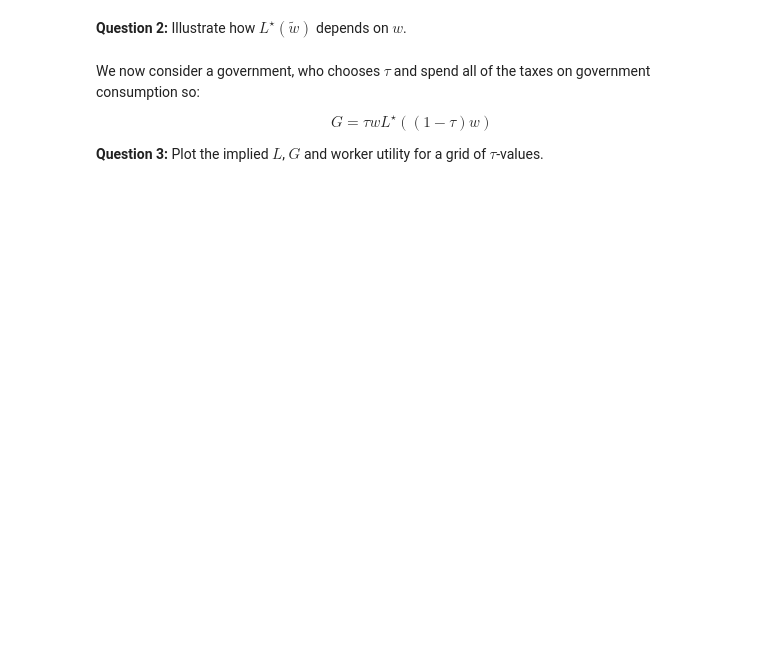
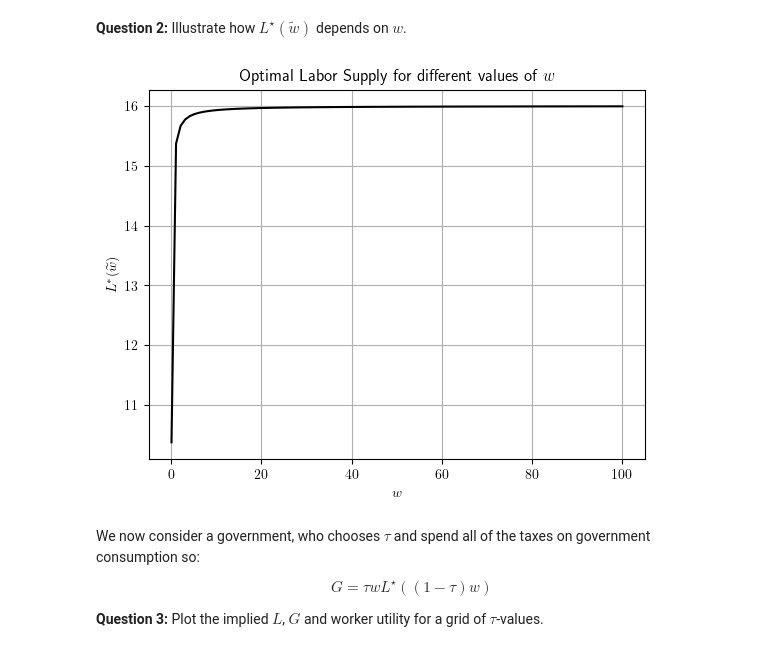
Before and after one commit to NumEconCopenhagen/projects-2023-julius-oskar, a Jupyter notebook: Exam/Exam-2023-notebook.ipynb, the cells around one changed output. Cells and saved outputs as stored; diff of their text form; code cells hidden in the pictures; blank space fills up the shorter version.

```diff
--- a/Exam/Exam-2023-notebook.ipynb
+++ b/Exam/Exam-2023-notebook.ipynb
@@ -20,3 +15,7 @@ for i in range(1,10):
+# %%
+# Importing libraries and setting dependencies
+plt.rcParams['text.usetex'] = True
+import sympy as sp
 # %% [markdown]
 ## 1. <a id='toc1_'></a>[Problem 1: Optimal taxation with government consumption](#toc0_)
 # %% [markdown]
@@ -62,3 +110,38 @@ $$
+# %%
+# Importing libraries
+
+import numpy as np
+import matplotlib.pyplot as plt
+
+# The optimal labor supply choice is given, and we define it as a function by
+
+def optimal_labor_supply(w, k, a, v, t):
+    opt = (1 - t) * w
+    L_opt = (-k + np.sqrt(k**2 + (4 * a / v) * opt**2)) / (2 * opt)
+    return L_opt
+
+# Returning utility maximizing values of labor given the parameter values.
+# Now, we set an arbitrary interval of values for w to plot together with parameter values
+
+w_values = np.linspace(0.1, 100, 100)
+
+k = 1
+a = 0.5
+v = 1/(2*16**2)
+t = 0.3
+
+# Looping through optimale values for all w values defined above
+optimal_labor = [optimal_labor_supply(w, k, a, v, t) for w in w_values]
+
+# Plotting the results
+plt.plot(w_values, optimal_labor, color="black")
+plt.xlabel(r'$w$')
+plt.ylabel(r'$L^*(\widetilde{w})$')
+plt.title(r'Optimal Labor Supply for different values of $w$')
+plt.grid(True)
+plt.show()
+# %% [output]
+[figure, added]
 # %% [markdown]
 
 We now consider a government, who chooses $\tau$ and spend all of the taxes on government consumption so:
```
Also changed, not shown: parts of 8 cells of this notebook, 2 other files.
